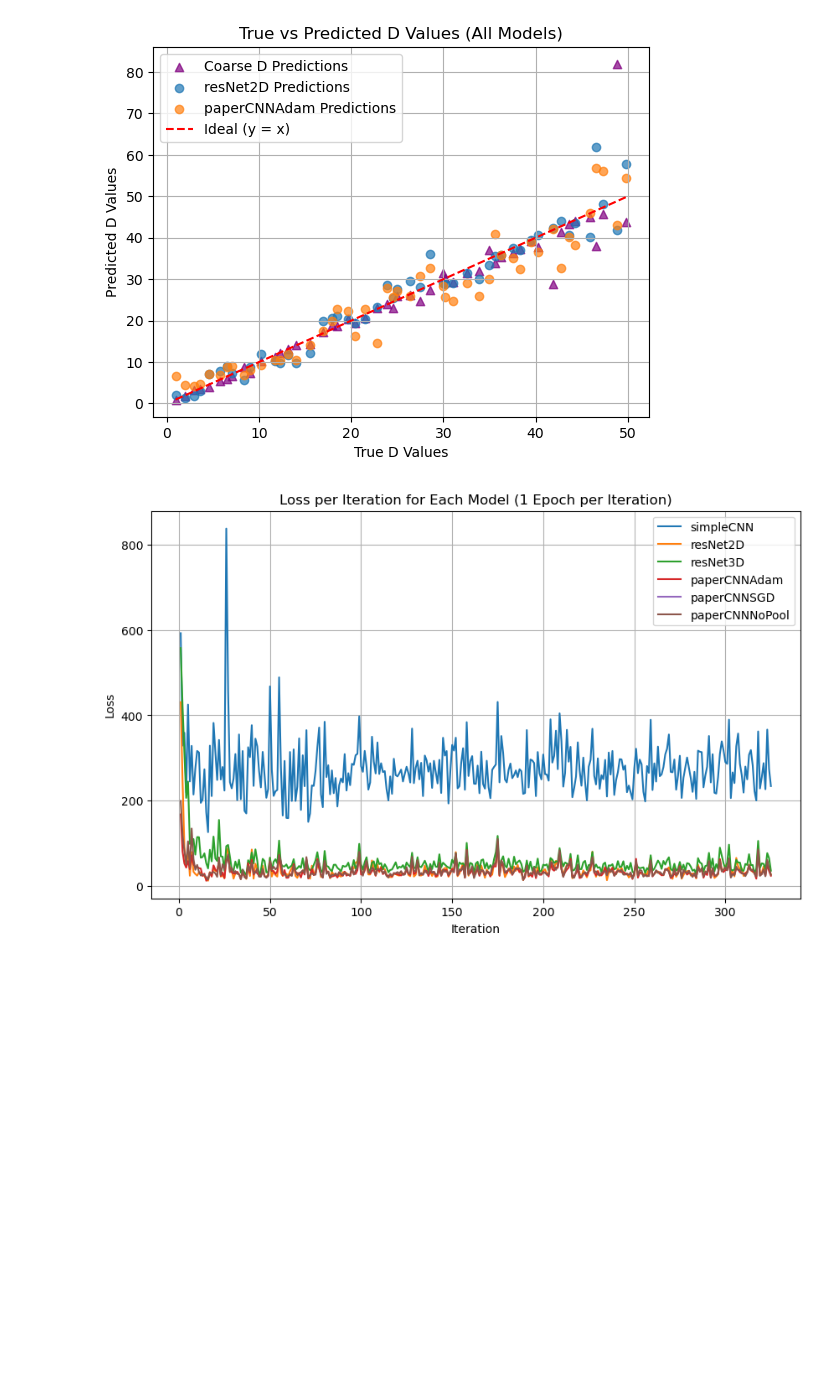
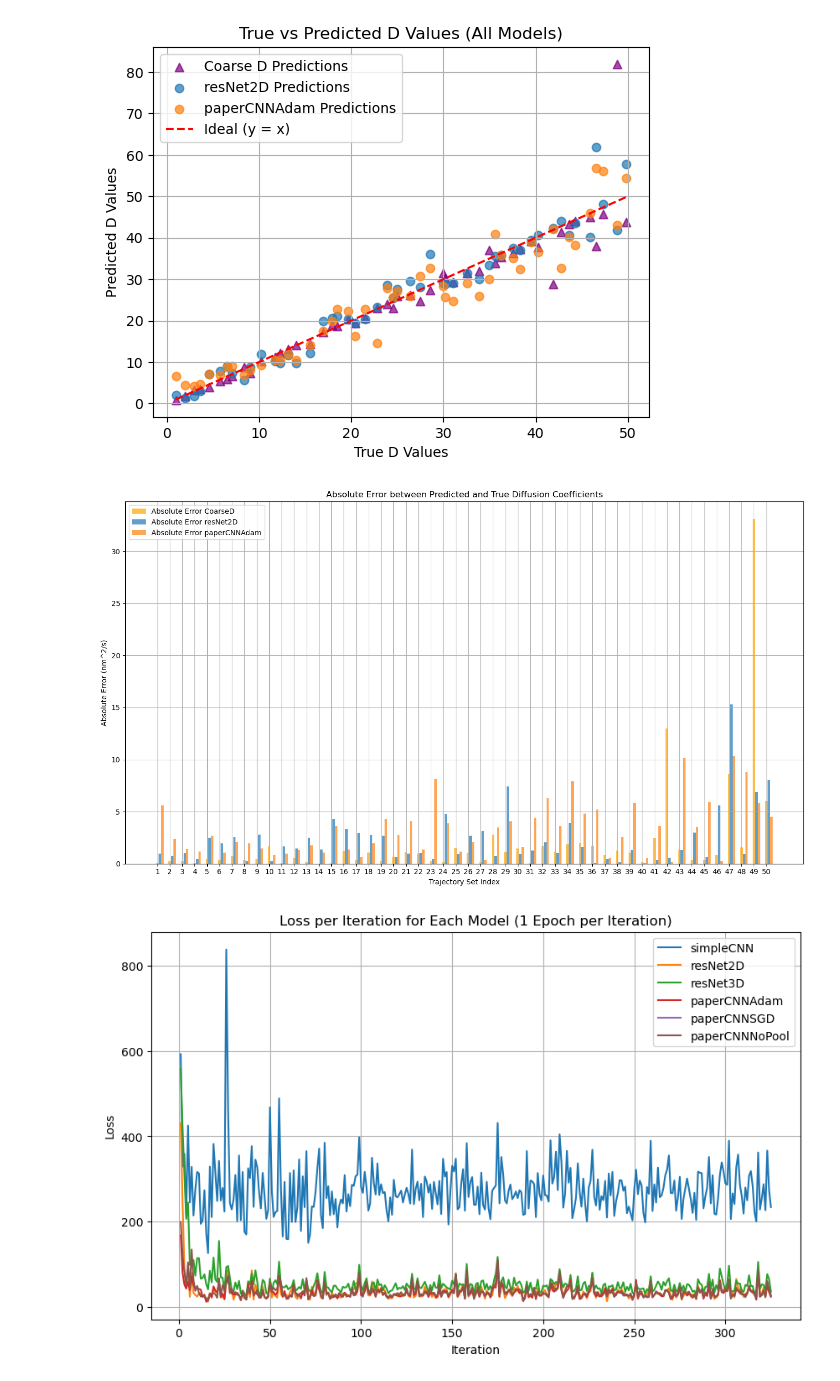
Before and after one commit to CS-433/ml-project-2-big-burger, a Jupyter notebook: ModelTrainPipeline.ipynb, the cells around one changed output. Cells and saved outputs as stored; diff of their text form; code cells hidden in the pictures; blank space fills up the shorter version.

Commit message:
coarse d

```diff
--- a/ModelTrainPipeline.ipynb
+++ b/ModelTrainPipeline.ipynb
@@ -319,6 +319,70 @@ Coase D Loss: 28.59381103515625
 Model: resNet2D Loss without rotation: 14.948208808898926 Loss with rotation 12.185673713684082
 Model: paperCNNAdam Loss without rotation: 24.123281478881836 Loss with rotation 17.573684692382812
 [figure]
+# %%
+import numpy as np
+import matplotlib.pyplot as plt
+
+# Absolute error for coarseD
+absolute_error_coarseD = np.abs(coarseD_array - valDs_array)
+
+# Number of trajectory sets
+num_trajectories = len(valDs_array)
+
+# Define bar width and positions
+bar_width = 0.2
+x_indices = np.arange(1, num_trajectories + 1)  # Trajectory indices
+offset = 0  # Offset for each bar group
+
+# Initialize the figure
+plt.figure(figsize=(14, 8))
+
+# Plot absolute error for coarseD
+plt.bar(
+    x_indices + offset,
+    absolute_error_coarseD,
+    width=bar_width,
+    label="Absolute Error CoarseD",
+    alpha=0.7,
+    color='orange'
+)
+offset += bar_width  # Update offset for the next group
+
+# Iterate over all models to plot absolute errors
+for name, params in models_params.items():
+    # Predictions from the model
+    model = params["loaded_model"]
+    model_predsRot, individualPreds = predict_with_rotations(model, val_images, device)
+    model_predsRot = model_predsRot.view(-1).cpu().numpy()  # Convert to numpy for plotting
+
+    # Calculate absolute error for the model
+    absolute_error_model = np.abs(model_predsRot - valDs_array)
+
+    # Plot the bar for the model
+    plt.bar(
+        x_indices + offset,
+        absolute_error_model,
+        width=bar_width,
+        label=f"Absolute Error {name}",
+        alpha=0.7
+    )
+    offset += bar_width  # Update offset for the next group
+
+# Add labels, title, and legend
+plt.xlabel("Trajectory Set Index")
+plt.ylabel("Absolute Error (nm^2/s)")
+plt.title("Absolute Error between Predicted and True Diffusion Coefficients")
+plt.legend()
+plt.grid(True)
+
+# Adjust x-axis ticks to center bar groups
+plt.xticks(x_indices + (offset - bar_width) / 2 - bar_width, x_indices)
+
+# Show the plot
+plt.tight_layout()
+plt.show()
+# %% [output]
+[figure, added]
 # %%
 
 plt.figure(figsize=(10, 6))
```
Also changed, not shown: parts of 1 cell of this notebook.
